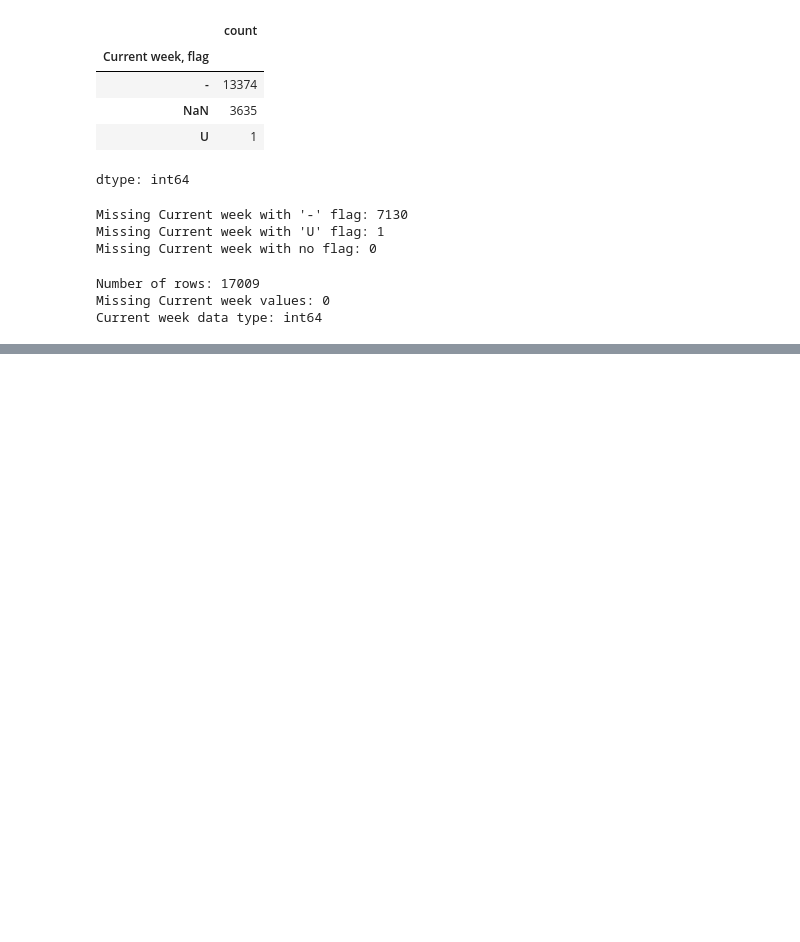
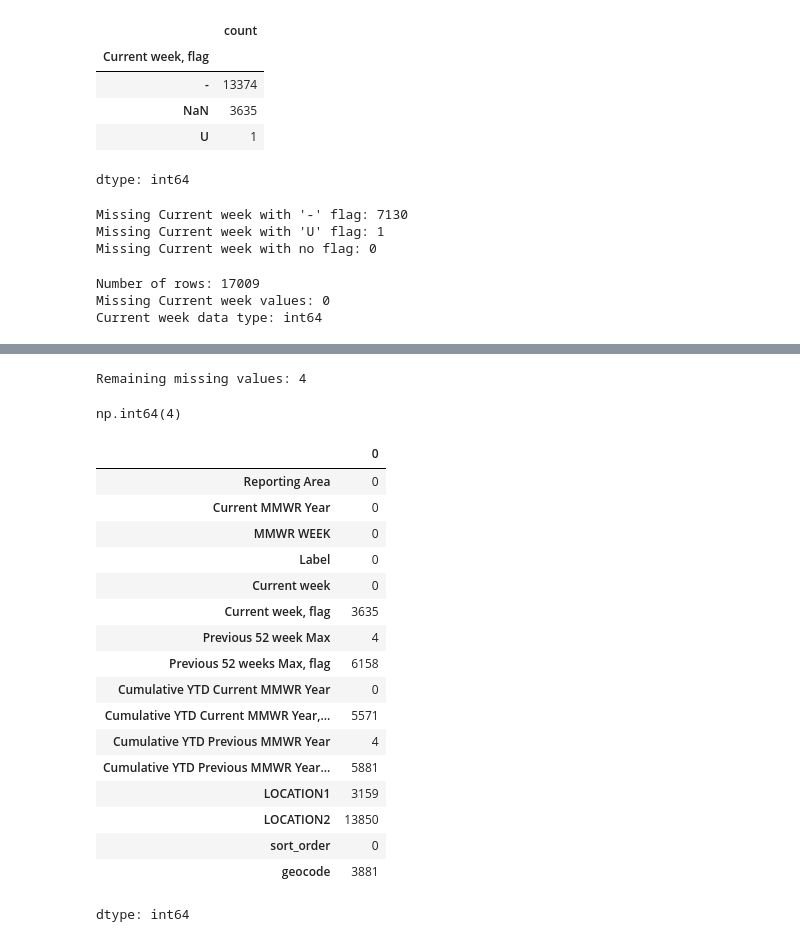
Before and after one commit to swirita/Disease-Forecasting, a Jupyter notebook: notebooks/01_preparing_data.ipynb, the cells around one changed output, grey strips where cells are left out. Drawn from its saved outputs; the diff is of its cells as text; code cells hidden in the pictures; blank space fills up the shorter version.

```diff
--- a/notebooks/01_preparing_data.ipynb
+++ b/notebooks/01_preparing_data.ipynb
@@ -140,0 +217,31 @@ Current week data type: int64
+# %%
+# Replace missing values marked with "-" by zero
+df.loc[df["Cumulative YTD Previous MMWR Year"].isna() &(df["Cumulative YTD Previous MMWR Year, flag"] == "-"),"Cumulative YTD Previous MMWR Year"] = 0
+# %% [output]
+Remaining missing values: 4
+# %%
+# Check remaining missing values
+df["Cumulative YTD Previous MMWR Year"].isna().sum()
+# %% [output]
+np.int64(4)
+# %%
+df.isna().sum()
+# %% [output]
+|  | 0 |
+| Reporting Area | 0 |
+| Current MMWR Year | 0 |
+| MMWR WEEK | 0 |
+| Label | 0 |
+| Current week | 0 |
+| Current week, flag | 3635 |
+| Previous 52 week Max | 4 |
+| Previous 52 weeks Max, flag | 6158 |
+| Cumulative YTD Current MMWR Year | 0 |
+| Cumulative YTD Current MMWR Year,... | 5571 |
+| Cumulative YTD Previous MMWR Year | 4 |
+| Cumulative YTD Previous MMWR Year... | 5881 |
+| LOCATION1 | 3159 |
+| LOCATION2 | 13850 |
+| sort_order | 0 |
+| geocode | 3881 |
+dtype: int64
```
Also changed, not shown: parts of 35 cells of this notebook.
